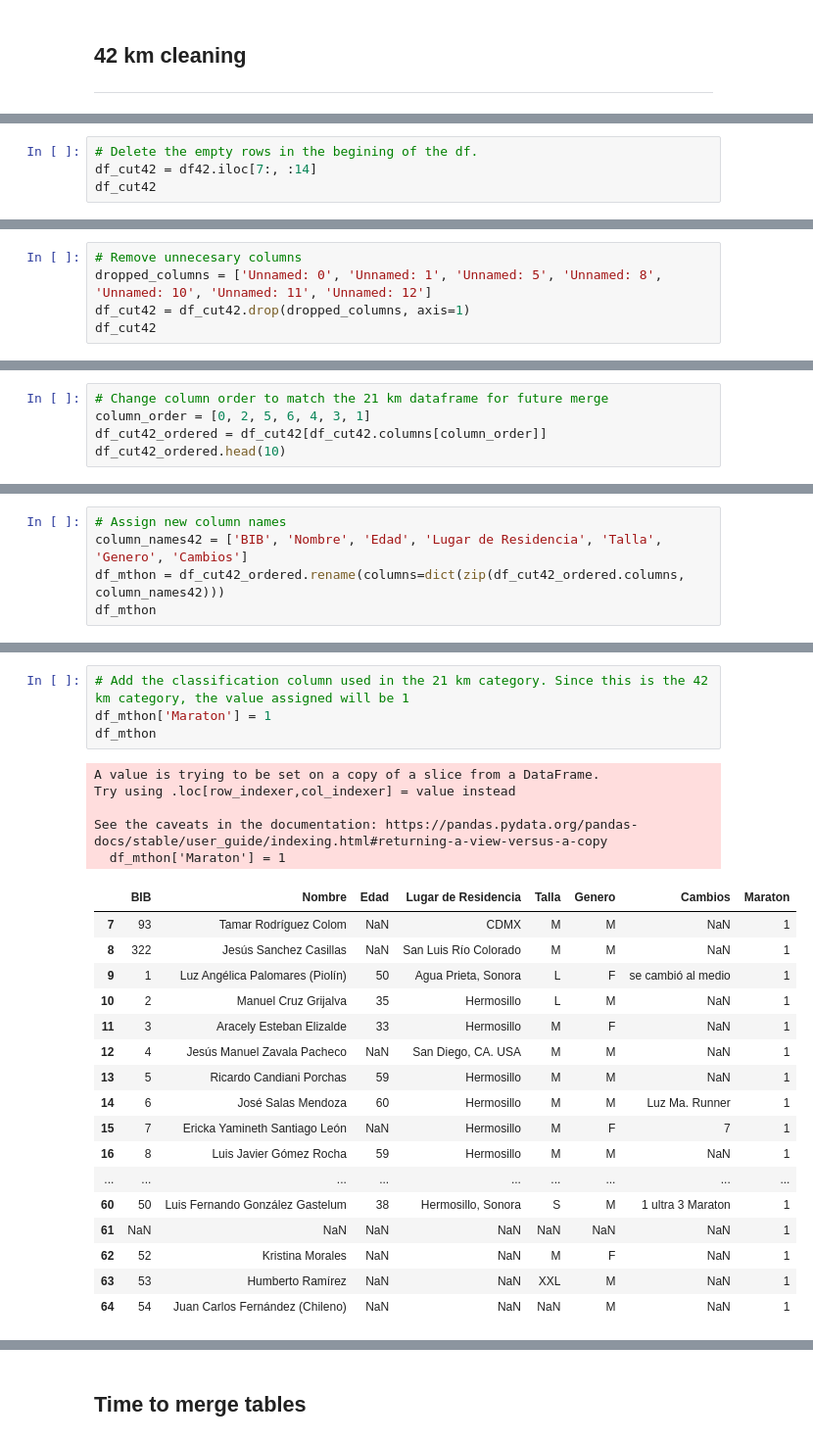
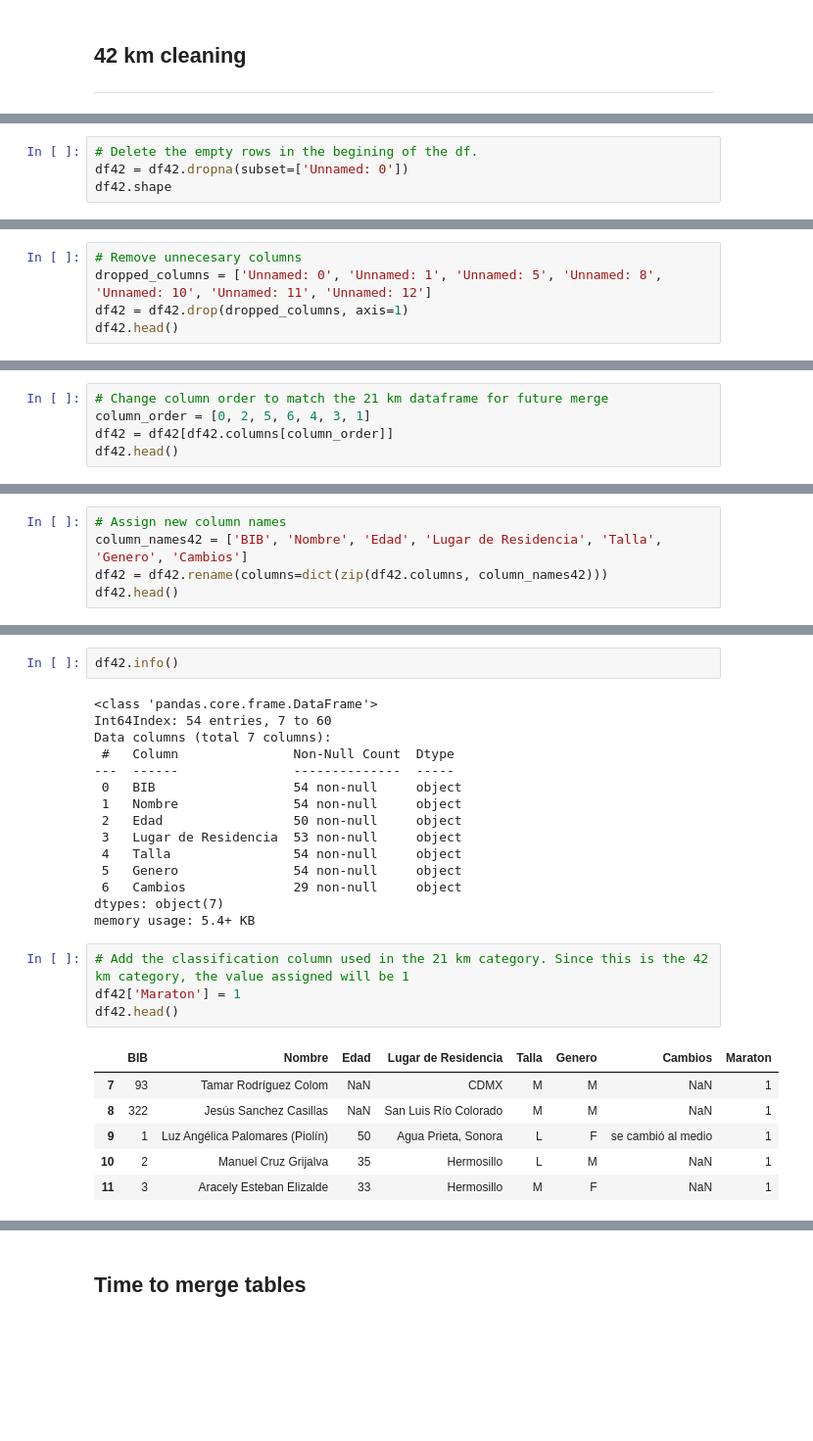
Before and after one commit to IvanSotomyor/Data-Analysis-Maraton-de-los-Perrones-IV, a Jupyter notebook: Dataset/1st_Iteration_IV_Maraton_de_Los_Perrones.ipynb, the cells around one changed output, grey strips where cells are left out. Shown at 98% size. Cells and saved outputs as stored; diff of their text form; blank space fills up the shorter version.

```diff
--- a/Dataset/1st_Iteration_IV_Maraton_de_Los_Perrones.ipynb
+++ b/Dataset/1st_Iteration_IV_Maraton_de_Los_Perrones.ipynb
@@ -229,5 +249,5 @@ df42.head(10)
 # %%
 # Delete the empty rows in the begining of the df.
-df_cut42 = df42.iloc[7:, :14]
-df_cut42
+df42 = df42.dropna(subset=['Unnamed: 0'])
+df42.shape
 # %% [output]
@@ -247,8 +255,8 @@ df_cut42
 # %%
 # Remove unnecesary columns
 dropped_columns = ['Unnamed: 0', 'Unnamed: 1', 'Unnamed: 5', 'Unnamed: 8', 'Unnamed: 10', 'Unnamed: 11', 'Unnamed: 12']
-df_cut42 = df_cut42.drop(dropped_columns, axis=1)
-df_cut42
+df42 = df42.drop(dropped_columns, axis=1)
+df42.head()
 # %% [output]
 |  | Unnamed: 2 | x | Unnamed: 4 | Unnamed: 6 | Unnamed: 7 | Unnamed: 9 | Unnamed: 13 |
 | 7 | 93 | NaN | Tamar Rodríguez Colom | M | M | NaN | CDMX |
@@ -266,8 +267,8 @@ df_cut42
 # %%
 # Change column order to match the 21 km dataframe for future merge
 column_order = [0, 2, 5, 6, 4, 3, 1]
-df_cut42_ordered = df_cut42[df_cut42.columns[column_order]]
-df_cut42_ordered.head(10)
+df42 = df42[df42.columns[column_order]]
+df42.head()
 # %% [output]
 |  | Unnamed: 2 | Unnamed: 4 | Unnamed: 9 | Unnamed: 13 | Unnamed: 7 | Unnamed: 6 | x |
 | 7 | 93 | Tamar Rodríguez Colom | NaN | CDMX | M | M | NaN |
@@ -283,8 +279,8 @@ df_cut42_ordered.head(10)
 # %%
 # Assign new column names
 column_names42 = ['BIB', 'Nombre', 'Edad', 'Lugar de Residencia', 'Talla', 'Genero', 'Cambios']
-df_mthon = df_cut42_ordered.rename(columns=dict(zip(df_cut42_ordered.columns, column_names42)))
-df_mthon
+df42 = df42.rename(columns=dict(zip(df42.columns, column_names42)))
+df42.head()
 # %% [output]
 |  | BIB | Nombre | Edad | Lugar de Residencia | Talla | Genero | Cambios |
 | 7 | 93 | Tamar Rodríguez Colom | NaN | CDMX | M | M | NaN |
@@ -324,29 +302,30 @@ df_mthon
+# %%
+df42.info()
+# %% [output]
+<class 'pandas.core.frame.DataFrame'>
+Int64Index: 54 entries, 7 to 60
+Data columns (total 7 columns):
+ #   Column               Non-Null Count  Dtype
+---  ------               --------------  -----
+ 0   BIB                  54 non-null     object
+ 1   Nombre               54 non-null     object
+ 2   Edad                 50 non-null     object
+ 3   Lugar de Residencia  53 non-null     object
+ 4   Talla                54 non-null     object
+ 5   Genero               54 non-null     object
+ 6   Cambios              29 non-null     object
+dtypes: object(7)
+memory usage: 5.4+ KB
 # %%
 # Add the classification column used in the 21 km category. Since this is the 42 km category, the value assigned will be 1
-df_mthon['Maraton'] = 1
-df_mthon
+df42['Maraton'] = 1
+df42.head()
 # %% [output]
-A value is trying to be set on a copy of a slice from a DataFrame.
-Try using .loc[row_indexer,col_indexer] = value instead
-
-See the caveats in the documentation: https://pandas.pydata.org/pandas-docs/stable/user_guide/indexing.html#returning-a-view-versus-a-copy
-  df_mthon['Maraton'] = 1
 |  | BIB | Nombre | Edad | Lugar de Residencia | Talla | Genero | Cambios | Maraton |
 | 7 | 93 | Tamar Rodríguez Colom | NaN | CDMX | M | M | NaN | 1 |
 | 8 | 322 | Jesús Sanchez Casillas | NaN | San Luis Río Colorado | M | M | NaN | 1 |
 | 9 | 1 | Luz Angélica Palomares (Piolín) | 50 | Agua Prieta, Sonora | L | F | se cambió al medio | 1 |
 | 10 | 2 | Manuel Cruz Grijalva | 35 | Hermosillo | L | M | NaN | 1 |
 | 11 | 3 | Aracely Esteban Elizalde | 33 | Hermosillo | M | F | NaN | 1 |
-| 12 | 4 | Jesús Manuel Zavala Pacheco | NaN | San Diego, CA. USA | M | M | NaN | 1 |
-| 13 | 5 | Ricardo Candiani Porchas | 59 | Hermosillo | M | M | NaN | 1 |
-| 14 | 6 | José Salas Mendoza | 60 | Hermosillo | M | M | Luz Ma. Runner | 1 |
-| 15 | 7 | Ericka Yamineth Santiago León | NaN | Hermosillo | M | F | 7 | 1 |
-| 16 | 8 | Luis Javier Gómez Rocha | 59 | Hermosillo | M | M | NaN | 1 |
-| ... | ... | ... | ... | ... | ... | ... | ... | ... |
-| 60 | 50 | Luis Fernando González Gastelum | 38 | Hermosillo, Sonora | S | M | 1 ultra 3 Maraton | 1 |
-| 61 | NaN | NaN | NaN | NaN | NaN | NaN | NaN | 1 |
-| 62 | 52 | Kristina Morales | NaN | NaN | M | F | NaN | 1 |
-| 63 | 53 | Humberto Ramírez | NaN | NaN | XXL | M | NaN | 1 |
-| 64 | 54 | Juan Carlos Fernández (Chileno) | NaN | NaN | NaN | M | NaN | 1 |
 # %%
 # In the column 'Cambios' there are some runners who made a change of category, so there has to be a reassignment for these cases.
```
Also changed, not shown: parts of 51 cells of this notebook, 2 other files.
